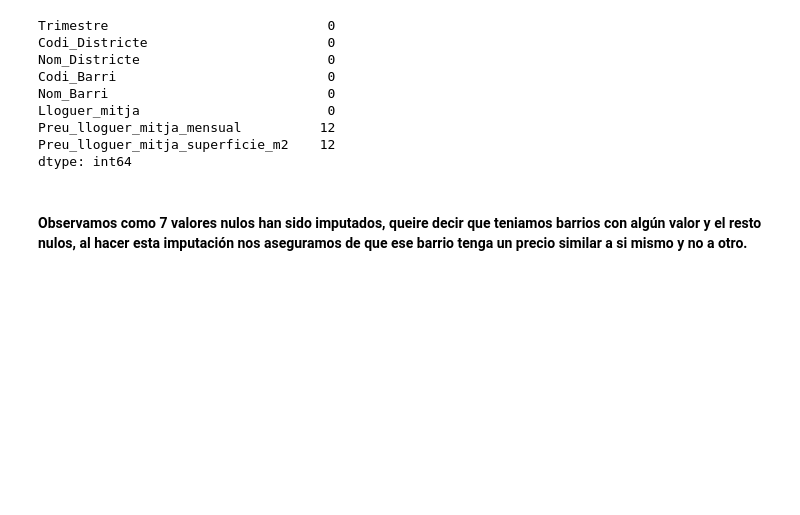
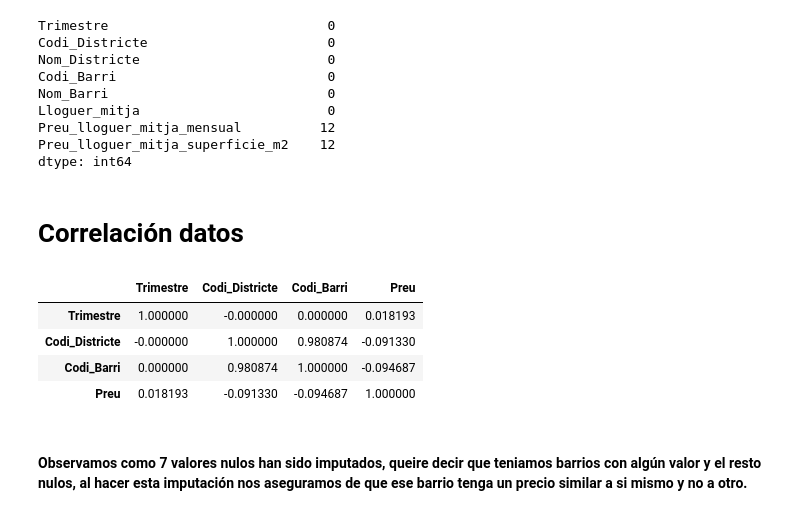
Before and after one commit to Sergiochueco/Hackato_JUMP2DIGITAL, a Jupyter notebook: Proyecto.ipynb, the cells around one changed output. Saved outputs shown, nothing was run; the diff lists cells and outputs as text; code cells hidden in the pictures; blank space fills up the shorter version.

```diff
--- a/Proyecto.ipynb
+++ b/Proyecto.ipynb
@@ -420,6 +432,20 @@ Lloguer_mitja                        0
 Preu_lloguer_mitja_mensual          12
 Preu_lloguer_mitja_superficie_m2    12
 dtype: int64
+# %% [markdown]
+# **Correlación datos**
+# %%
+# Comprobamos la correlación de los datos (numéricos)
+
+corr = df_lloguer.corr(numeric_only = True)
+
+corr.style.background_gradient(axis=None, low=0.75, high=1.0)
+# %% [output]
+|  | Trimestre | Codi_Districte | Codi_Barri | Preu |
+| Trimestre | 1.000000 | -0.000000 | 0.000000 | 0.018193 |
+| Codi_Districte | -0.000000 | 1.000000 | 0.980874 | -0.091330 |
+| Codi_Barri | 0.000000 | 0.980874 | 1.000000 | -0.094687 |
+| Preu | 0.018193 | -0.091330 | -0.094687 | 1.000000 |
 # %% [markdown]
 #### Observamos como 7 valores nulos han sido imputados, queire decir que teniamos barrios con algún valor y el resto nulos, al hacer esta imputación nos aseguramos de que ese barrio tenga un precio similar a si mismo y no a otro.
 # %% [markdown]
```
Also changed, not shown: parts of 24 cells of this notebook.
